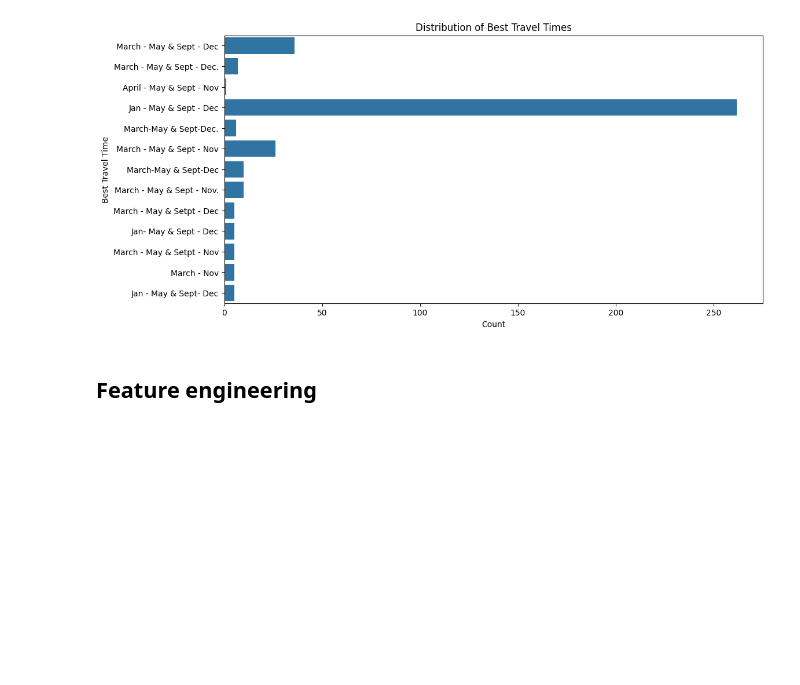
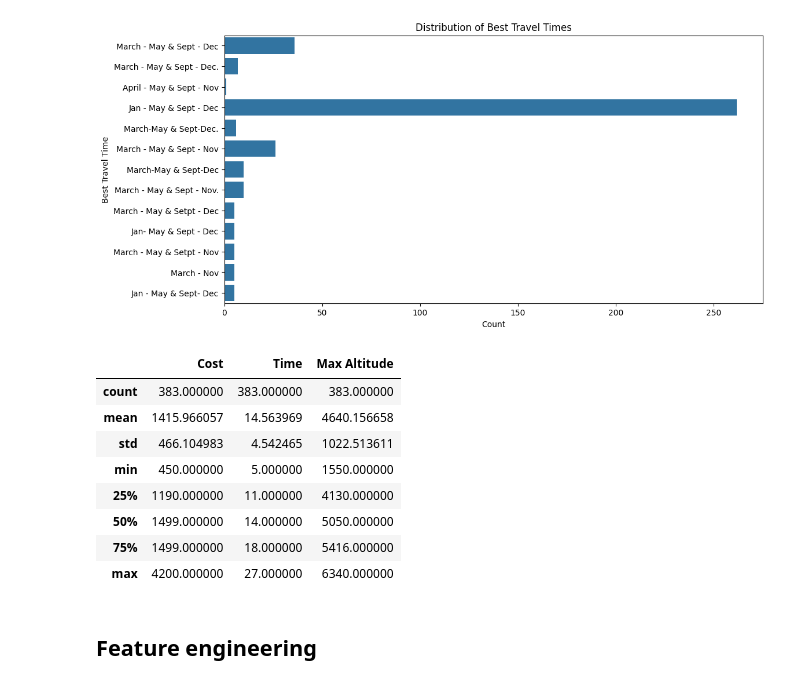
Before and after one commit to yugratna19/TrekNepal, a Jupyter notebook: model.ipynb, the cells around one changed output. Drawn from its saved outputs; the diff is of its cells as text; code cells hidden in the pictures; blank space fills up the shorter version.

```diff
--- a/model.ipynb
+++ b/model.ipynb
@@ -27,7 +12,7 @@ from sklearn.metrics import accuracy_score, classification_report
 from sklearn.model_selection import GridSearchCV
 import joblib
 # %%
-df = pd.read_csv('/content/Trek Data.csv')
+df = pd.read_csv('nepal-treking-dataset\Trek Data.csv')
 # %% [markdown]
 ## **Data preprocessing**
 # %%
@@ -232,6 +217,18 @@ plt.ylabel('Best Travel Time')
 plt.show()
 # %% [output]
 [figure]
+# %%
+df.describe()
+# %% [output]
+|  | Cost | Time | Max Altitude |
+| count | 383.000000 | 383.000000 | 383.000000 |
+| mean | 1415.966057 | 14.563969 | 4640.156658 |
+| std | 466.104983 | 4.542465 | 1022.513611 |
+| min | 450.000000 | 5.000000 | 1550.000000 |
+| 25% | 1190.000000 | 11.000000 | 4130.000000 |
+| 50% | 1499.000000 | 14.000000 | 5050.000000 |
+| 75% | 1499.000000 | 18.000000 | 5416.000000 |
+| max | 4200.000000 | 27.000000 | 6340.000000 |
 # %% [markdown]
 ## **Feature engineering**
 # %%
```
Also changed, not shown: parts of 3 cells of this notebook, 3 other files.
